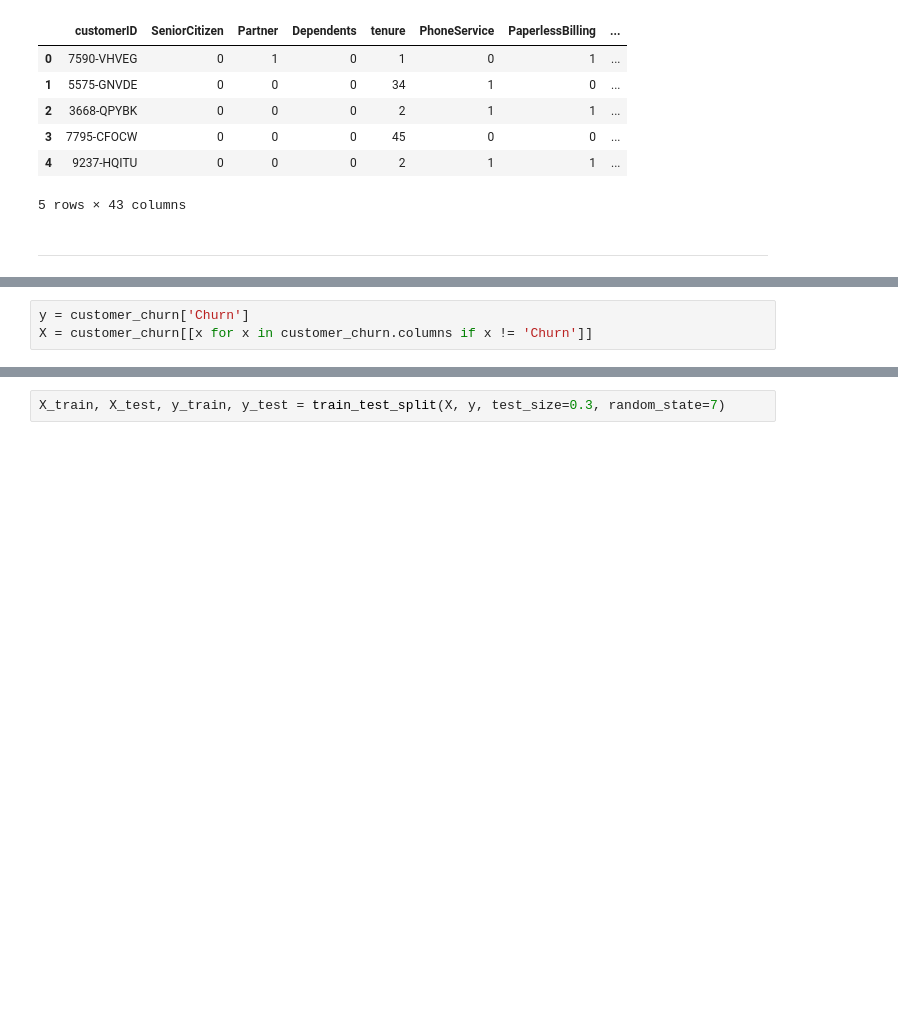
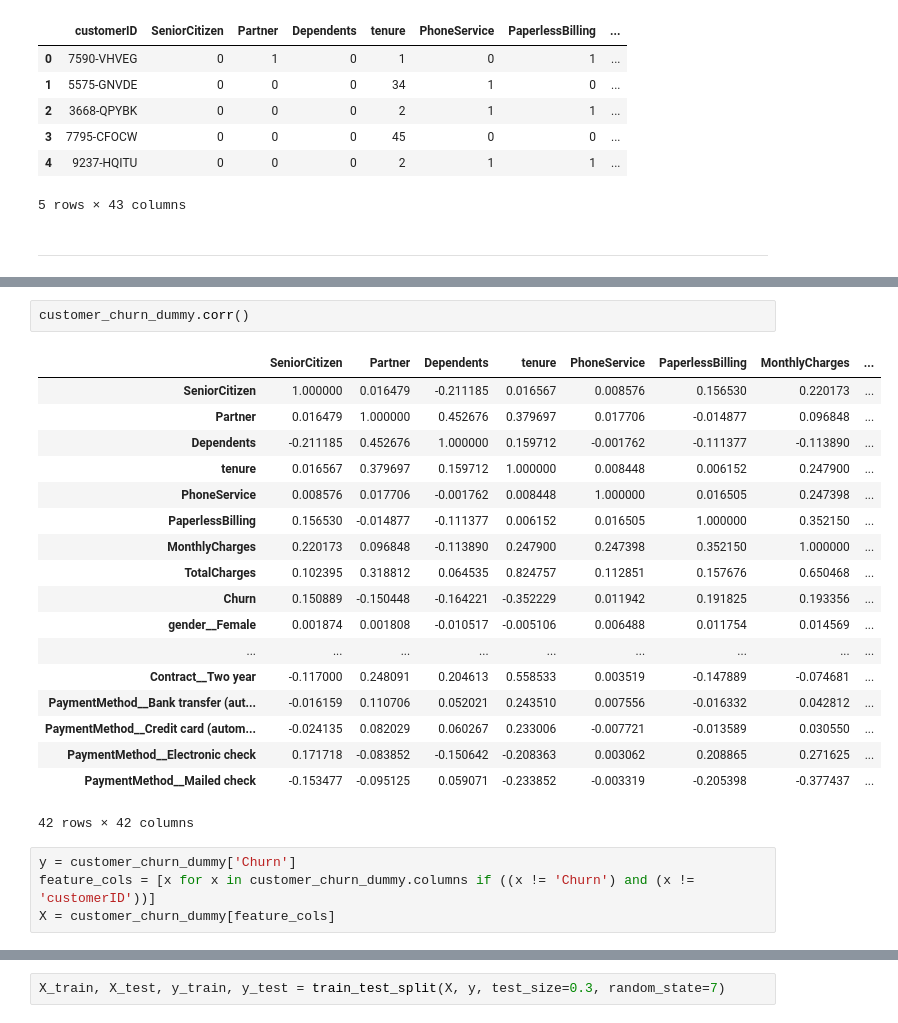
Before and after one commit to Andy-Nkumane/Customer_Churn-Decision_Tree, a Jupyter notebook: Customer_Churn-Decision_Tree.ipynb, the cells around one changed output, grey strips where cells are left out. Drawn from its saved outputs; the diff is of its cells as text; blank space fills up the shorter version.

```diff
--- a/Customer_Churn-Decision_Tree.ipynb
+++ b/Customer_Churn-Decision_Tree.ipynb
@@ -132,3 +140,25 @@ pd.get_dummies(customer_churn, prefix_sep='__', columns=dummy).head()
+# %%
+customer_churn_dummy.corr()
+# %% [output]
+|  | SeniorCitizen | Partner | Dependents | tenure | PhoneService | PaperlessBilling | MonthlyCharges | ... |
+| SeniorCitizen | 1.000000 | 0.016479 | -0.211185 | 0.016567 | 0.008576 | 0.156530 | 0.220173 | ... |
+| Partner | 0.016479 | 1.000000 | 0.452676 | 0.379697 | 0.017706 | -0.014877 | 0.096848 | ... |
+| Dependents | -0.211185 | 0.452676 | 1.000000 | 0.159712 | -0.001762 | -0.111377 | -0.113890 | ... |
+| tenure | 0.016567 | 0.379697 | 0.159712 | 1.000000 | 0.008448 | 0.006152 | 0.247900 | ... |
+| PhoneService | 0.008576 | 0.017706 | -0.001762 | 0.008448 | 1.000000 | 0.016505 | 0.247398 | ... |
+| PaperlessBilling | 0.156530 | -0.014877 | -0.111377 | 0.006152 | 0.016505 | 1.000000 | 0.352150 | ... |
+| MonthlyCharges | 0.220173 | 0.096848 | -0.113890 | 0.247900 | 0.247398 | 0.352150 | 1.000000 | ... |
+| TotalCharges | 0.102395 | 0.318812 | 0.064535 | 0.824757 | 0.112851 | 0.157676 | 0.650468 | ... |
+| Churn | 0.150889 | -0.150448 | -0.164221 | -0.352229 | 0.011942 | 0.191825 | 0.193356 | ... |
+| gender__Female | 0.001874 | 0.001808 | -0.010517 | -0.005106 | 0.006488 | 0.011754 | 0.014569 | ... |
+| ... | ... | ... | ... | ... | ... | ... | ... | ... |
+| Contract__Two year | -0.117000 | 0.248091 | 0.204613 | 0.558533 | 0.003519 | -0.147889 | -0.074681 | ... |
+| PaymentMethod__Bank transfer (aut... | -0.016159 | 0.110706 | 0.052021 | 0.243510 | 0.007556 | -0.016332 | 0.042812 | ... |
+| PaymentMethod__Credit card (autom... | -0.024135 | 0.082029 | 0.060267 | 0.233006 | -0.007721 | -0.013589 | 0.030550 | ... |
+| PaymentMethod__Electronic check | 0.171718 | -0.083852 | -0.150642 | -0.208363 | 0.003062 | 0.208865 | 0.271625 | ... |
+| PaymentMethod__Mailed check | -0.153477 | -0.095125 | 0.059071 | -0.233852 | -0.003319 | -0.205398 | -0.377437 | ... |
+42 rows × 42 columns
 # %%
-y = customer_churn['Churn']
-X = customer_churn[[x for x in customer_churn.columns if x != 'Churn']]
+y = customer_churn_dummy['Churn']
+feature_cols = [x for x in customer_churn_dummy.columns if ((x != 'Churn') and (x != 'customerID'))]
+X = customer_churn_dummy[feature_cols]
```
Also changed, not shown: parts of 9 cells of this notebook.
